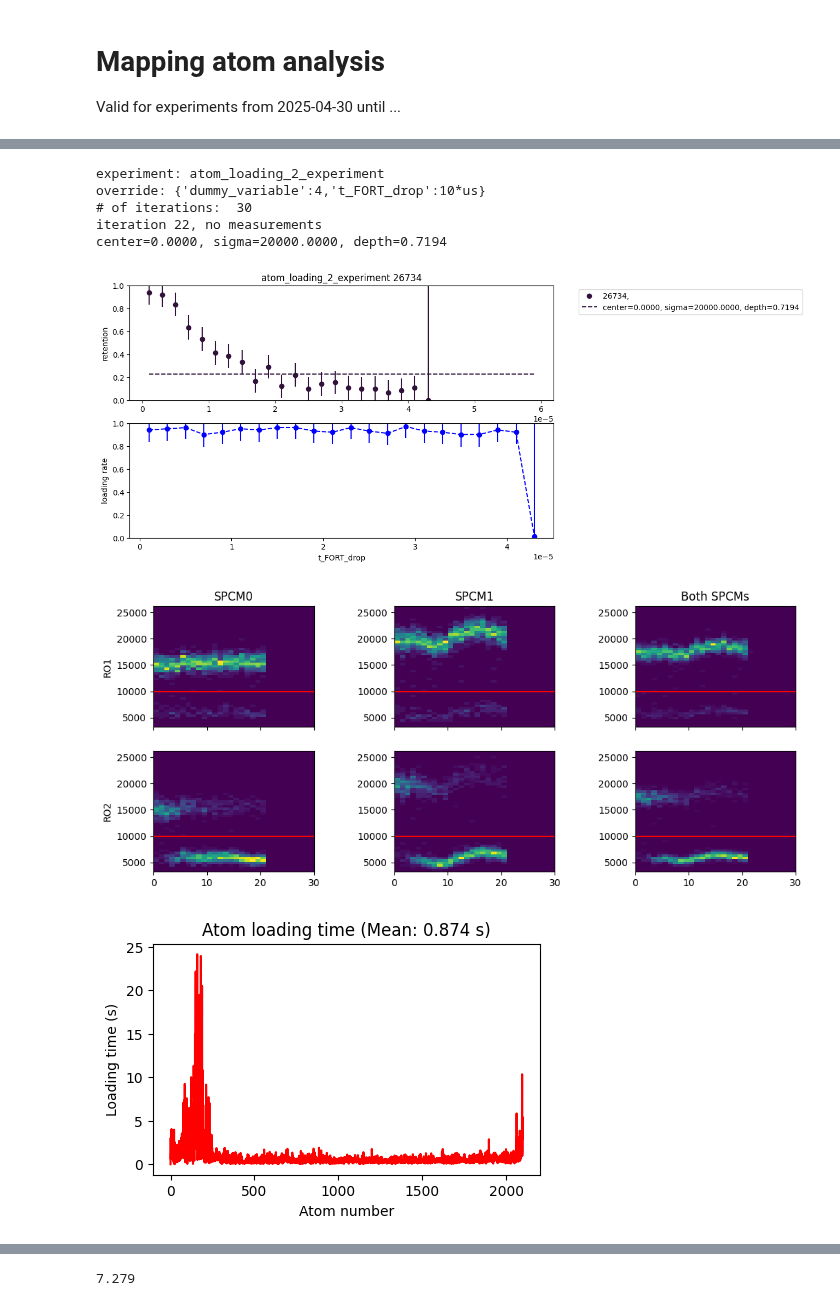
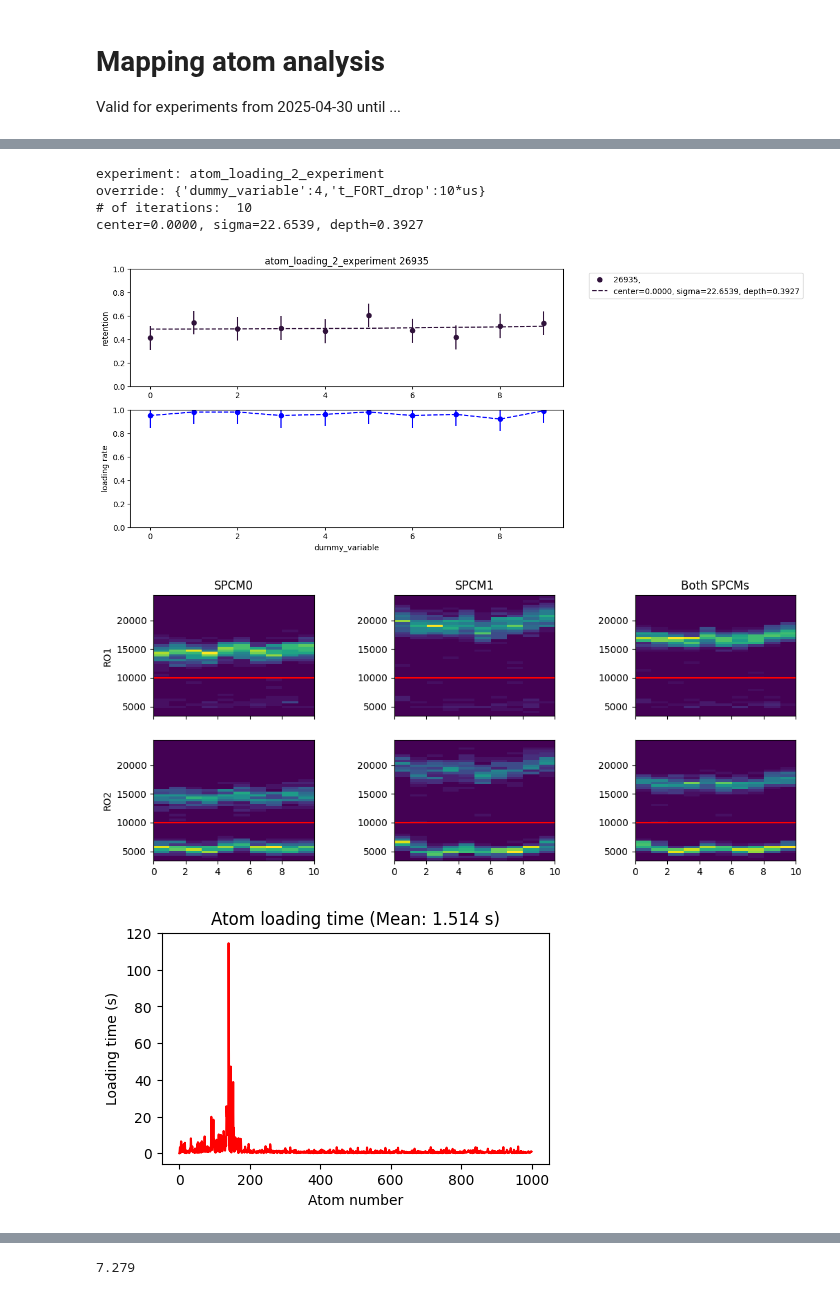
Before and after one commit to QuantumQuadrate/qn_artiq_routines, a Jupyter notebook: Analysis/Tomography analysis/microwave_tests_analysis_2025.ipynb, the cells around one changed output, grey strips where cells are left out. Drawn from its saved outputs; the diff is of its cells as text; code cells hidden in the pictures.

```diff
--- a/Analysis/Tomography analysis/microwave_tests_analysis_2025.ipynb
+++ b/Analysis/Tomography analysis/microwave_tests_analysis_2025.ipynb
@@ -2,7 +2,7 @@
 # Mapping atom analysis
 Valid for experiments from 2025-04-30 until ...
 # %%
-date_filters = ["2025-06-04"]
+date_filters = ["2025-06-05"]
 
 from matplotlib import pyplot as plt
 import matplotlib as mpl
@@ -60,7 +72,7 @@ file 3 (C:\Networking Experiment\artiq codes\artiq-master\results\2025-06-04\11\
 # %%
 ### the file(s) to analyze:
 file_indices = {
-    3:'',
+    68:'',
     # 10:'',
     # 12:'',
     # 191:'',
@@ -325,36 +337,35 @@ if showhist:
     ### Plot for BothSPCMs RO2 in the 2nd row, 3rd column
     cax6 = ax6.imshow(np.array(BothSPCMs_RO2_hists[0]).transpose(), origin='lower', extent=[0, iterations, histMin, histMax])
     ax6.axhline(cutoff2 / t_SPCM_first_shot, color='red')
     ax6.set_aspect('auto')
 
     plt.subplots_adjust(hspace=0.2, wspace=0.5)
 plt.show()
 
 #######  Atom loading time plot
 ## We can slice the array to separate iterations later, if we want.
 mean_loading_time = np.mean(Atom_loading_time)
 plt.figure(figsize=(5, 3))
 plt.plot(Atom_loading_time, 'r-')
 
 plt.xlabel("Atom number")
 plt.ylabel("Loading time (s)")
 plt.title(f"Atom loading time (Mean: {mean_loading_time:.3f} s)")
 plt.show()
 
 plt.figure(figsize=(5, 3))
 plt.hist(Atom_loading_time, bins=100, edgecolor='black', alpha=0.7)
 # plt.plot(Atom_loading_time, 'r-')
 
 plt.xlabel("Atom loading time")
 plt.ylabel("occurance")
 plt.title(f"Atom loading time (Mean: {mean_loading_time:.3f} s)")
 plt.show()
 # %% [output]
 experiment: atom_loading_2_experiment
 override: {'dummy_variable':4,'t_FORT_drop':10*us}
-# of iterations:  30
-iteration 22, no measurements
-center=0.0000, sigma=20000.0000, depth=0.7194
+# of iterations:  10
+center=0.0000, sigma=22.6539, depth=0.3927
-[figure, old version]
+[figure, new version]
-[figure, old version]
+[figure, new version]
-[figure, old version]
+[figure, new version]
```
Also changed, not shown: parts of 3 cells of this notebook, 3 other files.
